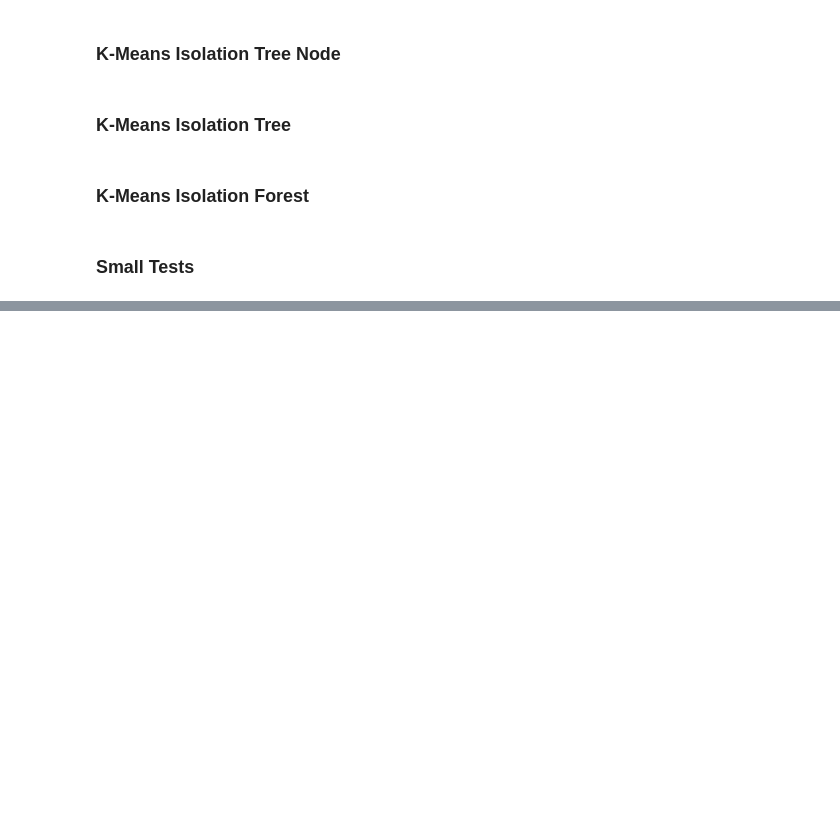
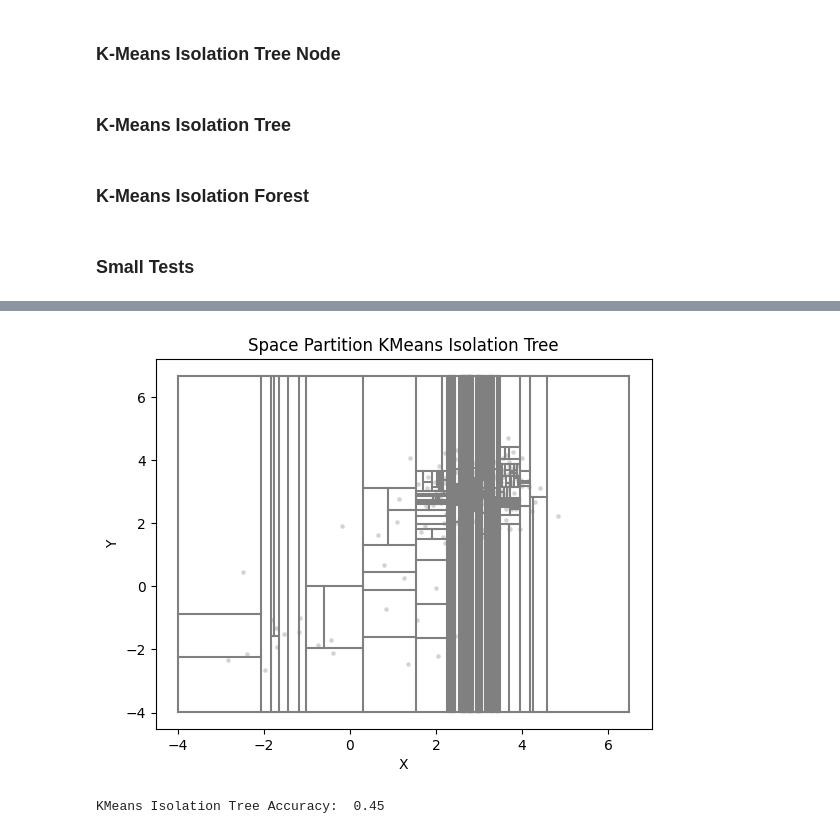
Before and after one commit to Razvan48/Project-Anomaly-Detection-AD, a Jupyter notebook: Presentation-NoteBook.ipynb, the cells around one changed output, grey strips where cells are left out. Cells and saved outputs as stored; diff of their text form; code cells hidden in the pictures; blank space fills up the shorter version.

Commit message:
bug free kmeans isolation tree and forest

```diff
--- a/Presentation-NoteBook.ipynb
+++ b/Presentation-NoteBook.ipynb
@@ -305,7 +305,7 @@ class IsolationForest:
 ### Elbow Rule
 # %%
 def find_optimal_k(Xs):
-    initial_Ks = [2, 3, 5, 7, 10, 13, 15, 17, 20, 25, 30, 40, 50, 75, 100]
+    initial_Ks = [2, 3, 5, 7, 10, 13]
     Ks = [k for k in initial_Ks if k <= Xs.shape[0]]
 
     inertias = []
@@ -460,6 +461,9 @@ class KMeansIsolationTreeNode:
 
 
     def get_normality_score(self, X):
+        if self.data is not None:
+            return 0.0
+
         X_projected = X[self.idx_feature]
 
         cluster_distances = [np.abs(X_projected - cluster_center) for cluster_center in self.cluster_centers]
@@ -470,9 +474,6 @@ class KMeansIsolationTreeNode:
             normality_score = 1.0
         else:
             normality_score = 1.0 - (cluster_distances[closest_cluster_idx] / cluster_radius)
-
-        if self.data is not None:
-            return normality_score
 
         for idx in range(len(self.split_thresholds)):
             if X_projected < self.split_thresholds[idx]:
@@ -569,8 +570,8 @@ class KMeansIsolationTree:
     def get_path_lengths(self, Xs):
         path_lengths = []
         for i in range(Xs.shape[0]):
-            depth = self.root.get_path_length(Xs[i])
-            path_lengths.append(depth)
+            path_length = self.root.get_path_length(Xs[i])
+            path_lengths.append(path_length)
 
         path_lengths = np.array(path_lengths)
         return path_lengths
@@ -718,3 +713,13 @@ Isolation Forest Train Accuracy:  0.9696666666666667
+# %%
+kmeans_isolation_tree = KMeansIsolationTree()
+kmeans_isolation_tree.fit(Xs_train, subsample_size=256, contamination=0.1)
+kmeans_isolation_tree.plot_partition_space_2D()
+
+predictions = kmeans_isolation_tree.predict(Xs_test)
+print('KMeans Isolation Tree Accuracy: ', np.mean(predictions == Ys_test))
+# %% [output]
+[figure, added]
+KMeans Isolation Tree Accuracy:  0.45
 # %%
 kmeans_isolation_forest = KMeansIsolationForest(ensemble_size=100)
 kmeans_isolation_forest.fit(Xs_train, subsample_size=256, contamination=0.1)
```
Also changed, not shown: parts of 10 cells of this notebook.
